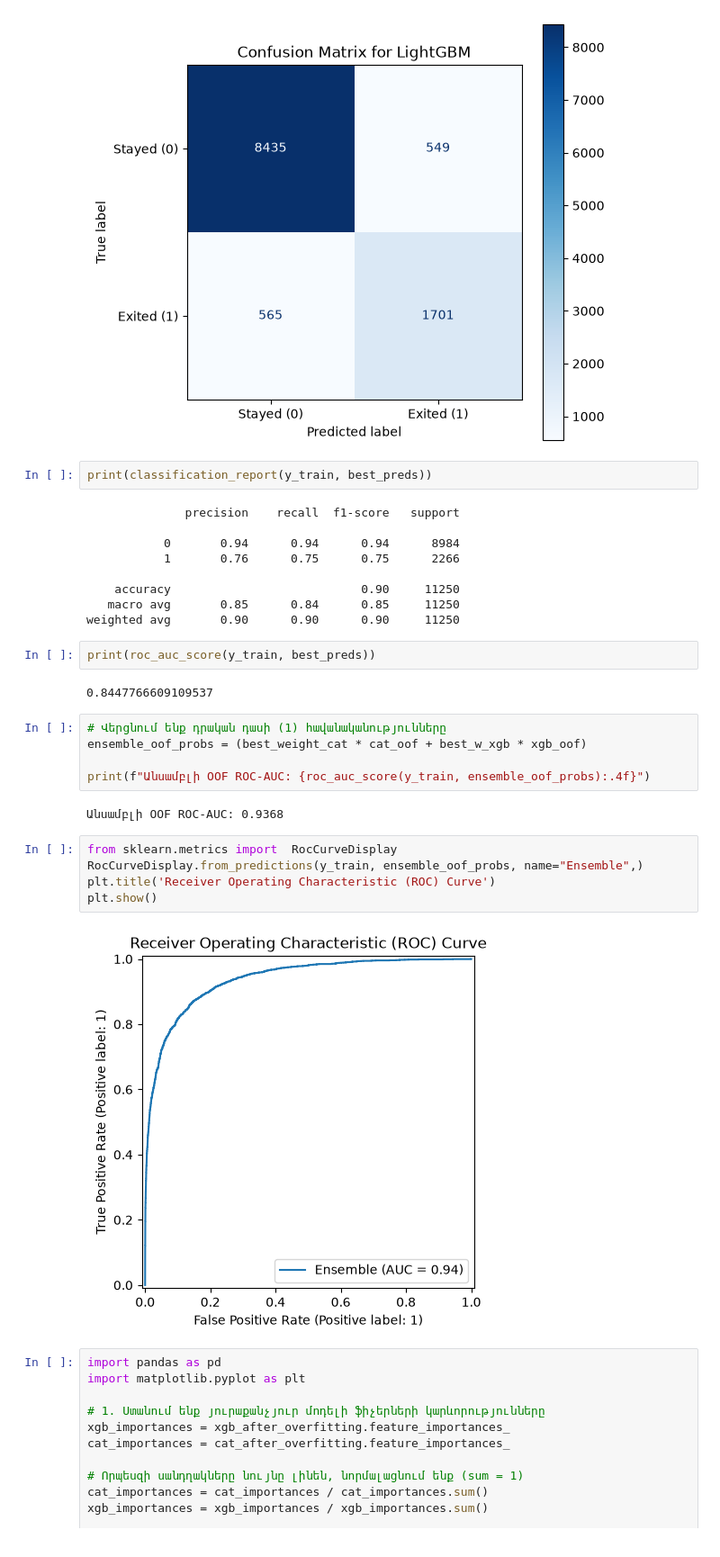
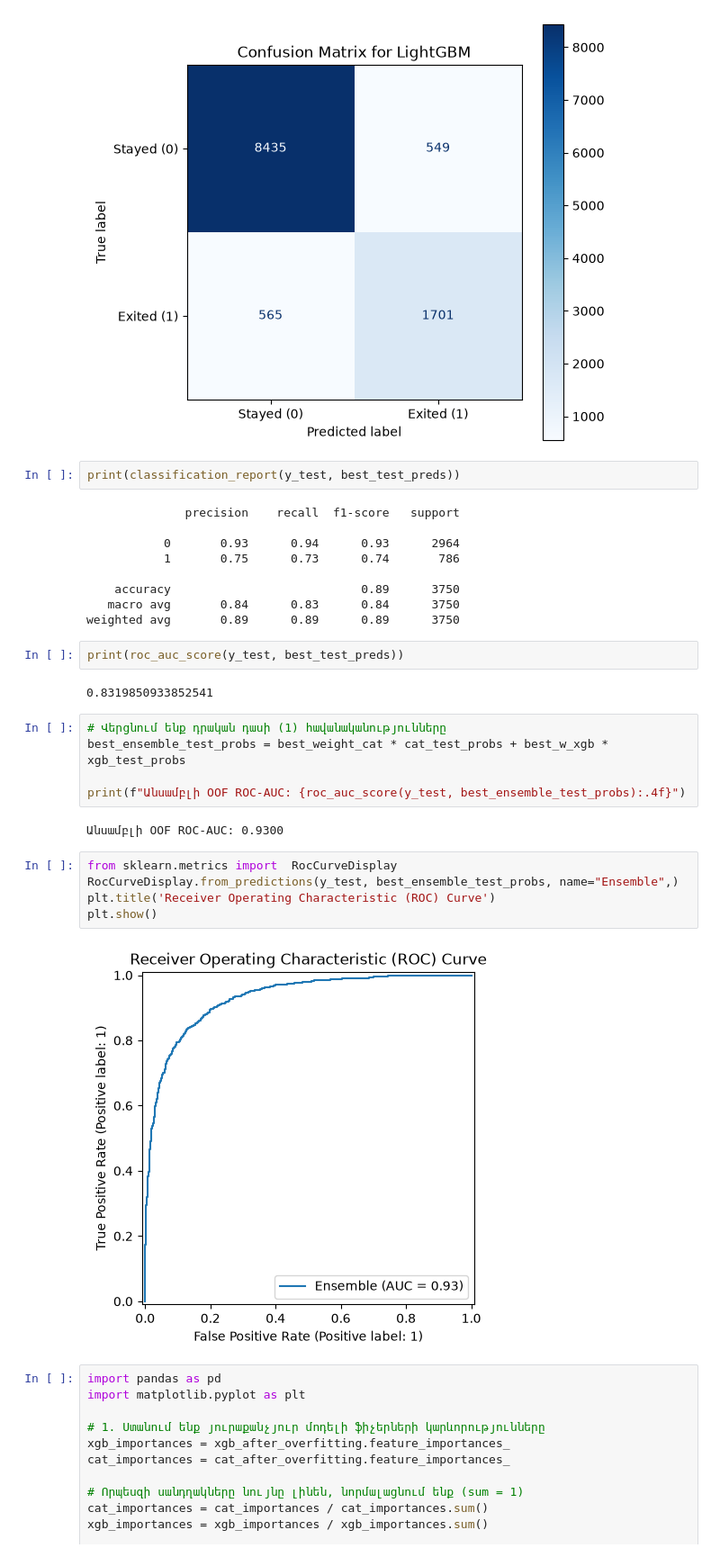
Before and after one commit to armengasparyan314/Programing, a Jupyter notebook: Bank Customer Churn/Model prediction.ipynb, the cells around one changed output. Shown at 90% size. Drawn from its saved outputs; the diff is of its cells as text.

```diff
--- a/Bank Customer Churn/Model prediction.ipynb
+++ b/Bank Customer Churn/Model prediction.ipynb
@@ -556,34 +556,34 @@ plt.show()
 # %% [output]
 [figure]
 # %%
-print(classification_report(y_train, best_preds))
+print(classification_report(y_test, best_test_preds))
 # %% [output]
               precision    recall  f1-score   support
 
-           0       0.94      0.94      0.94      8984
-           1       0.76      0.75      0.75      2266
+           0       0.93      0.94      0.93      2964
+           1       0.75      0.73      0.74       786
 
-    accuracy                           0.90     11250
-   macro avg       0.85      0.84      0.85     11250
-weighted avg       0.90      0.90      0.90     11250
+    accuracy                           0.89      3750
+   macro avg       0.84      0.83      0.84      3750
+weighted avg       0.89      0.89      0.89      3750
 # %%
-print(roc_auc_score(y_train, best_preds))
+print(roc_auc_score(y_test, best_test_preds))
 # %% [output]
-0.8447766609109537
+0.8319850933852541
 # %%
 # Վերցնում ենք դրական դասի (1) հավանականությունները
-ensemble_oof_probs = (best_weight_cat * cat_oof + best_w_xgb * xgb_oof)
+best_ensemble_test_probs = best_weight_cat * cat_test_probs + best_w_xgb * xgb_test_probs
 
-print(f"Անսամբլի OOF ROC-AUC: {roc_auc_score(y_train, ensemble_oof_probs):.4f}")
+print(f"Անսամբլի OOF ROC-AUC: {roc_auc_score(y_test, best_ensemble_test_probs):.4f}")
 # %% [output]
-Անսամբլի OOF ROC-AUC: 0.9368
+Անսամբլի OOF ROC-AUC: 0.9300
 # %%
 from sklearn.metrics import  RocCurveDisplay
-RocCurveDisplay.from_predictions(y_train, ensemble_oof_probs, name="Ensemble",)
+RocCurveDisplay.from_predictions(y_test, best_ensemble_test_probs, name="Ensemble",)
 plt.title('Receiver Operating Characteristic (ROC) Curve')
 plt.show()
 # %% [output]
-[figure, old version]
+[figure, new version]
 # %%
 import pandas as pd
 import matplotlib.pyplot as plt
```
Also changed, not shown: parts of 1 cell of this notebook.
